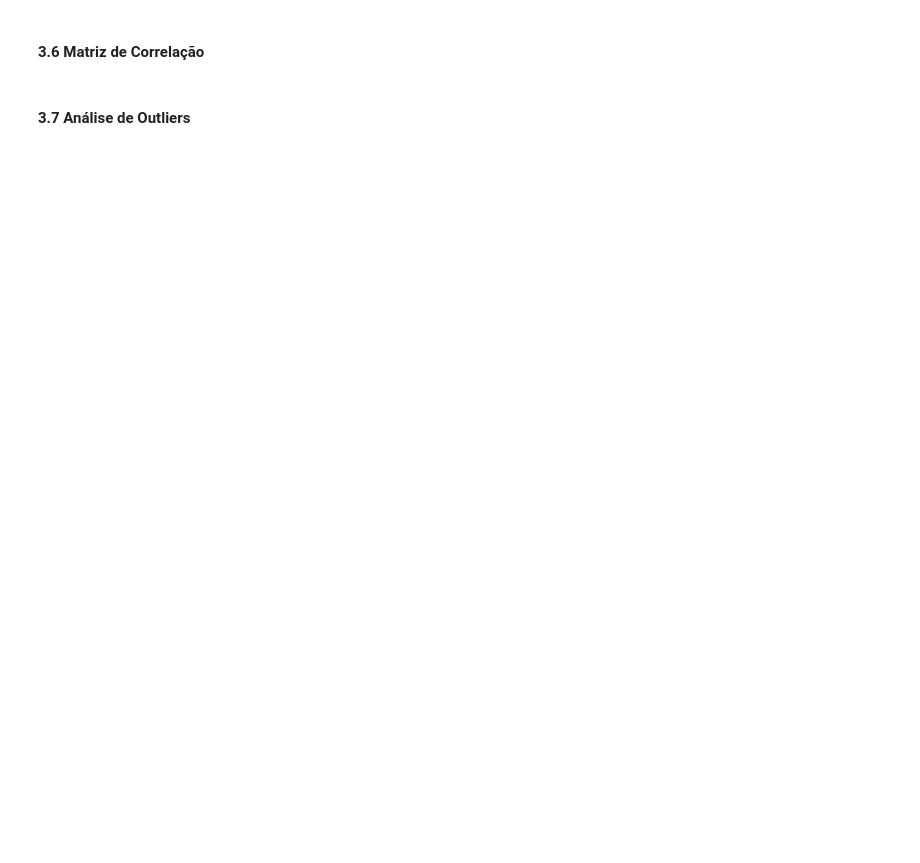
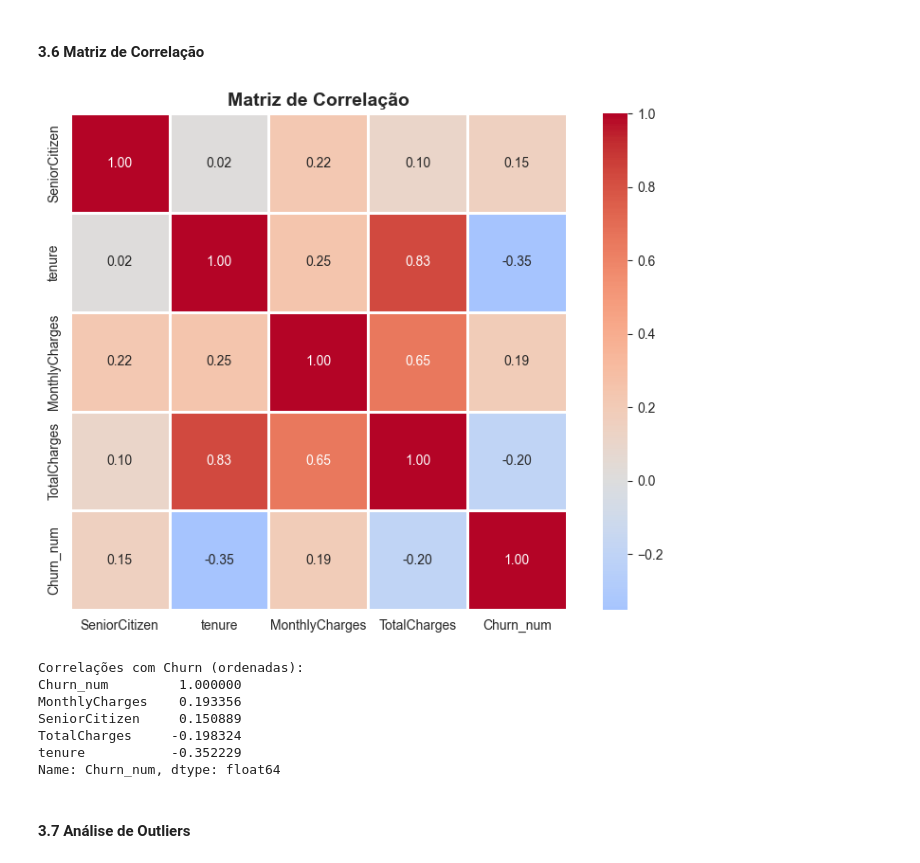
Before and after one commit to mateusValentim6D76/ml-engineering-churn-prediction, a Jupyter notebook: notebooks/01_eda_baseline.ipynb, the cells around one changed output. Cells and saved outputs as stored; diff of their text form; code cells hidden in the pictures; blank space fills up the shorter version.

```diff
--- a/notebooks/01_eda_baseline.ipynb
+++ b/notebooks/01_eda_baseline.ipynb
@@ -358,22 +381,31 @@ df.groupby('Churn')[num_cols].describe().round(2)
 # %%
 # Criar versão numérica do target para correlação
 df_corr = data_frame.copy()
 df_corr['Churn_num'] = (df_corr['Churn'] == 'Yes').astype(int)
 df_corr['SeniorCitizen'] = df_corr['SeniorCitizen'].astype(int)
 
 # Correlação das variáveis numéricas com o target
 num_for_corr = ['SeniorCitizen', 'tenure', 'MonthlyCharges', 'TotalCharges', 'Churn_num']
 corr_matrix = df_corr[num_for_corr].corr()
 
-plt.figure(figsize=(8, 6))
+mtl.figure(figsize=(8, 6))
 sns.heatmap(corr_matrix, annot=True, fmt='.2f', cmap='coolwarm',
             center=0, square=True, linewidths=1)
 mtl.title('Matriz de Correlação', fontsize=14, fontweight='bold')
 mtl.tight_layout()
 mtl.show()
 
 print("\nCorrelações com Churn (ordenadas):")
 print(corr_matrix['Churn_num'].sort_values(ascending=False))
+# %% [output]
+[figure, added]
+Correlações com Churn (ordenadas):
+Churn_num         1.000000
+MonthlyCharges    0.193356
+SeniorCitizen     0.150889
+TotalCharges     -0.198324
+tenure           -0.352229
+Name: Churn_num, dtype: float64
 # %% [markdown]
 #### 3.7 Análise de Outliers
 # %%
```
Also changed, not shown: parts of 16 cells of this notebook.
